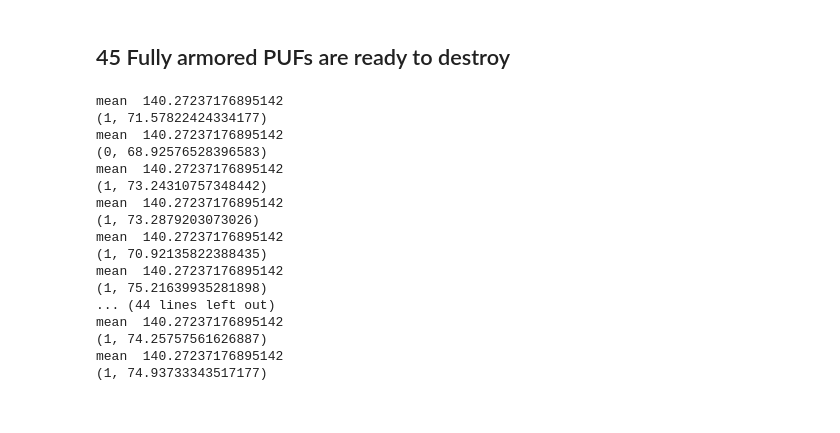
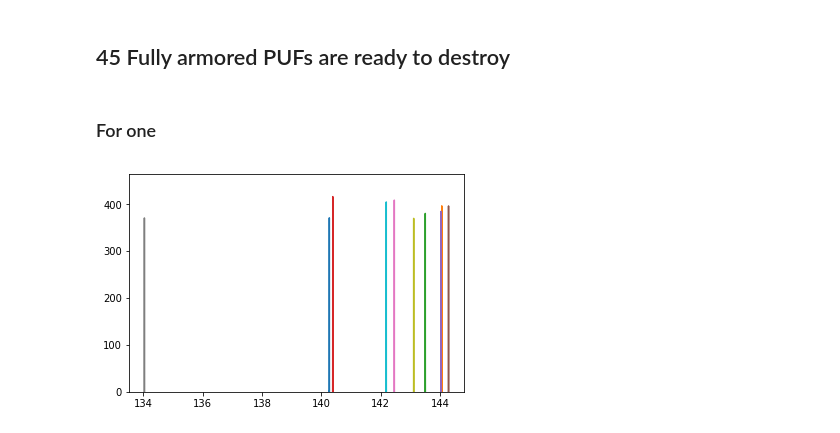
Before and after one commit to Fedya1998/InfoDefense, a Jupyter notebook: infodef.ipynb, the cells around one changed output. Saved outputs shown, nothing was run; the diff lists cells and outputs as text; code cells hidden in the pictures.

```diff
--- a/zashita_informacii.ipynb
+++ b/infodef.ipynb
@@ -388,7 +408,7 @@ for n in onlyfiles:
     PUFres = np.transpose(tmp2, (2, 0, 1))
     _avgPUF = PUFres.sum(0) / 1024
     avgPUF = _avgPUF.sum(0) / 16
-    PUFs.append(avgPUF)
+    PUFs.append((avgPUF, i))
 # %% [markdown]
 ## Here we got our PUFs mazafacka
 # %%
@@ -435,25 +481,26 @@ for i in range(len(PUFs)):
     turbopufs.append(TurboPUF(PUFs[i]))
 # %% [markdown]
 ## 45 Fully armored PUFs are ready to destroy
-# %%
-test = [random.randint(0,1) for x in range(1024)]
-for i in range(30):
-    print(turbopufs[0].calc(test))
-# %% [output]
-mean  140.27237176895142
-(1, 71.57822424334177)
-mean  140.27237176895142
-(0, 68.92576528396583)
-mean  140.27237176895142
-(1, 73.24310757348442)
-mean  140.27237176895142
-(1, 73.2879203073026)
-mean  140.27237176895142
-(1, 70.92135822388435)
-mean  140.27237176895142
-(1, 75.21639935281898)
-... (44 lines left out)
-mean  140.27237176895142
-(1, 74.25757561626887)
-mean  140.27237176895142
-(1, 74.93733343517177)
+# %% [markdown]
+### For one
+# %%
+ITER = 1000
+means=[]
+stds=[]
+random.seed()
+test = [random.randint(0,1) for x in range(1024)]
+
+dataI = []
+data = []
+for p in turbopufs:
+    for i in range(ITER):
+        dataI.append(p.calc(test)[0])
+        data.append(p.calc(test)[1])
+#print("----------------------")
+#for p in turbopufs:
+#    print(p.calc(test))
+#means.append(np.mean(data))
+#stds.append(np.std(data))
+# %%
+data = np.asarray(data).reshape(45, ITER)
+dataI = np.asarray(dataI).reshape(45, ITER)
@@ -459,0 +509,6 @@ mean  140.27237176895142
+# %%
+for i in range(10):
+    sns_plot = sns.distplot(data[i])
+    fig = sns_plot.get_figure()
+# %% [output]
+[figure, added]
```
Also changed, not shown: parts of 27 cells of this notebook.
